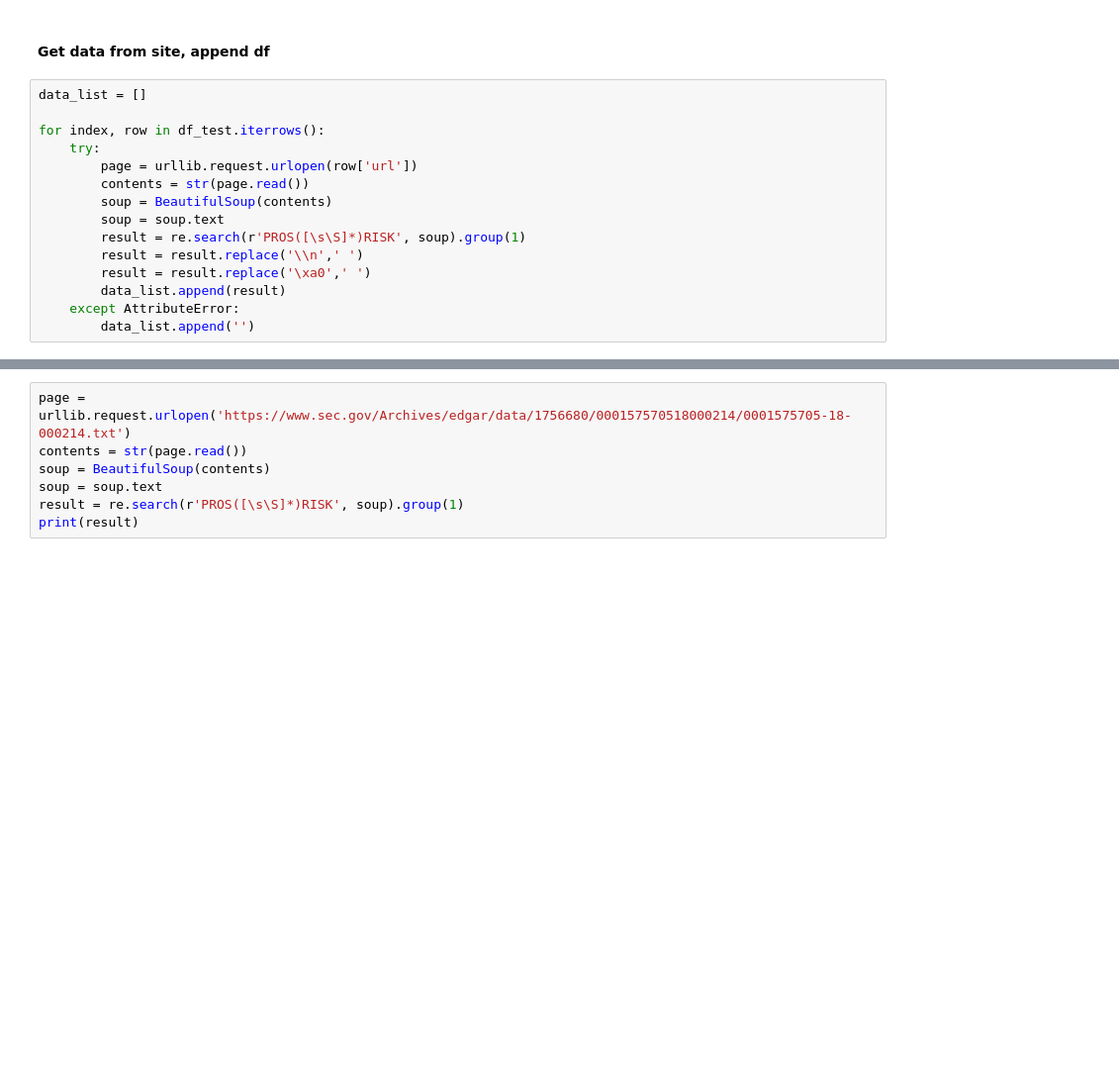
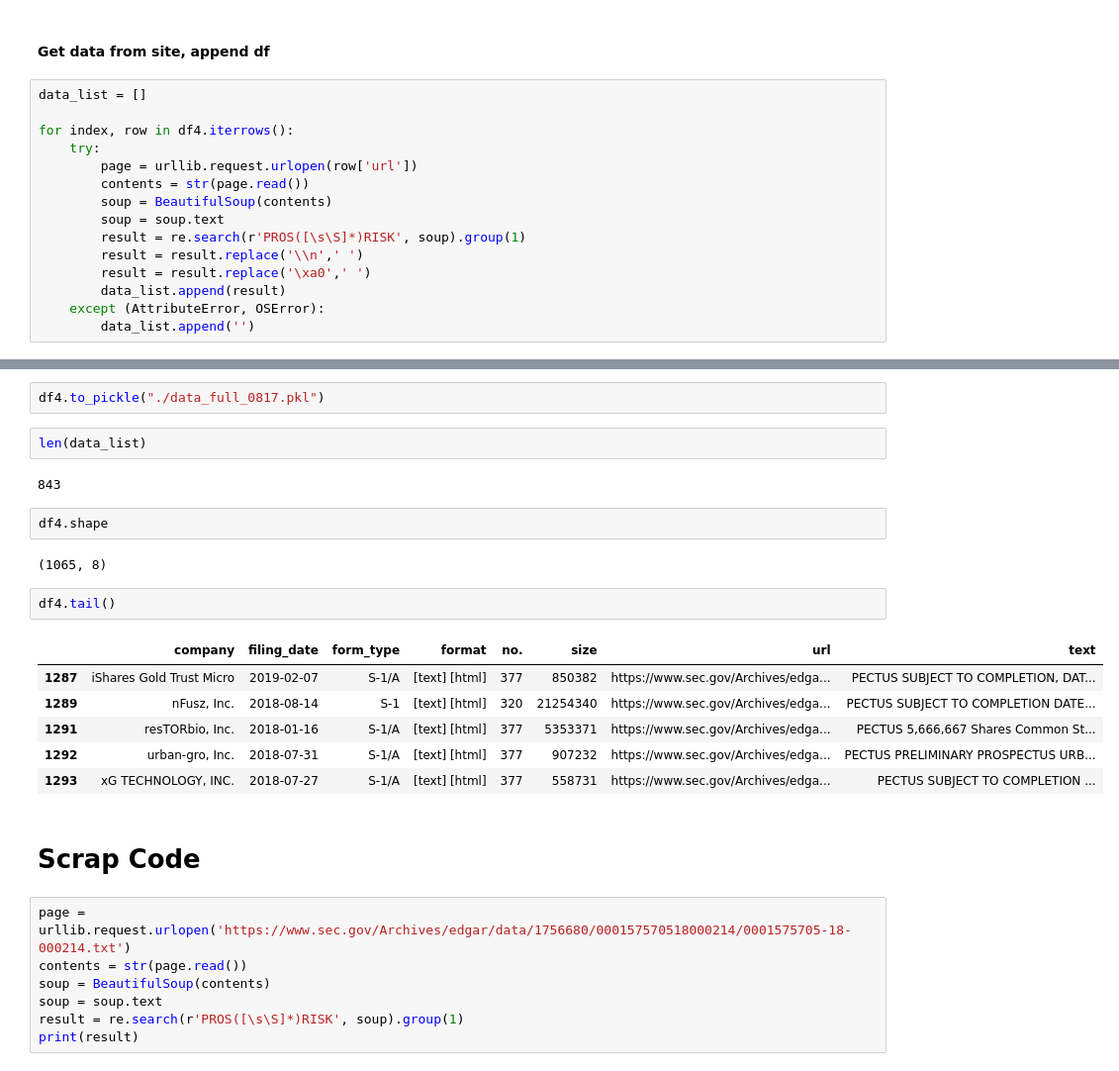
Before and after one commit to kathmbell/s1-nlp-04, a Jupyter notebook: 01_scraping_EDGAR.ipynb, the cells around one changed output, grey strips where cells are left out. Shown at 99% size. Drawn from its saved outputs; the diff is of its cells as text; blank space fills up the shorter version.

```diff
--- a/01_scraping_EDGAR.ipynb
+++ b/01_scraping_EDGAR.ipynb
@@ -191,7 +178,7 @@ df_test.shape
 # %%
 data_list = []
 
-for index, row in df_test.iterrows():
+for index, row in df4.iterrows():
     try:
         page = urllib.request.urlopen(row['url'])
         contents = str(page.read())
@@ -201,6 +188,6 @@ for index, row in df_test.iterrows():
         result = result.replace('\\n',' ')
         result = result.replace('\xa0',' ')
         data_list.append(result)
-    except AttributeError:
+    except (AttributeError, OSError):
         data_list.append('')
 # %%
@@ -228,3 +195,24 @@ df_test
+# %%
+df4.to_pickle("./data_full_0817.pkl")
+# %%
+len(data_list)
+# %% [output]
+843
+# %%
+df4.shape
+# %% [output]
+(1065, 8)
+# %%
+df4.tail()
+# %% [output]
+|  | company | filing_date | form_type | format | no. | size | url | text |
+| 1287 | iShares Gold Trust Micro | 2019-02-07 | S-1/A | [text] [html] | 377 | 850382 | https://www.sec.gov/Archives/edga... | PECTUS SUBJECT TO COMPLETION, DAT... |
+| 1289 | nFusz, Inc. | 2018-08-14 | S-1 | [text] [html] | 320 | 21254340 | https://www.sec.gov/Archives/edga... | PECTUS SUBJECT TO COMPLETION DATE... |
+| 1291 | resTORbio, Inc. | 2018-01-16 | S-1/A | [text] [html] | 377 | 5353371 | https://www.sec.gov/Archives/edga... | PECTUS 5,666,667 Shares Common St... |
+| 1292 | urban-gro, Inc. | 2018-07-31 | S-1/A | [text] [html] | 377 | 907232 | https://www.sec.gov/Archives/edga... | PECTUS PRELIMINARY PROSPECTUS URB... |
+| 1293 | xG TECHNOLOGY, INC. | 2018-07-27 | S-1/A | [text] [html] | 377 | 558731 | https://www.sec.gov/Archives/edga... | PECTUS SUBJECT TO COMPLETION ... |
+# %% [markdown]
+# Scrap Code
 # %%
 page = urllib.request.urlopen('https://www.sec.gov/Archives/edgar/data/1756680/000157570518000214/0001575705-18-000214.txt')
 contents = str(page.read())
```
Also changed, not shown: parts of 11 cells of this notebook, 1 other file.
